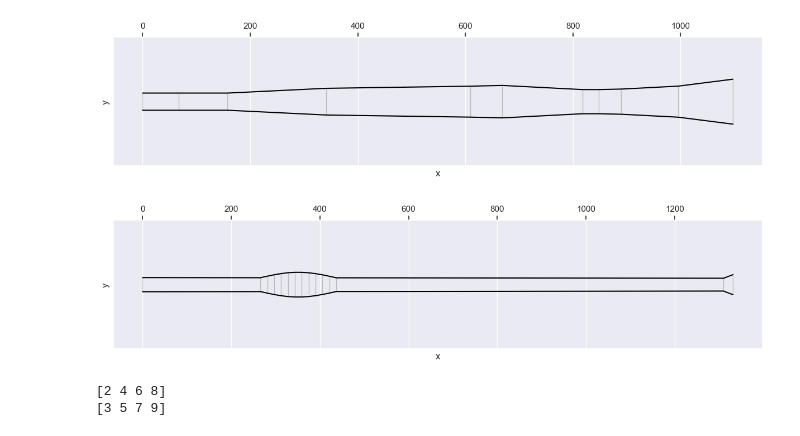
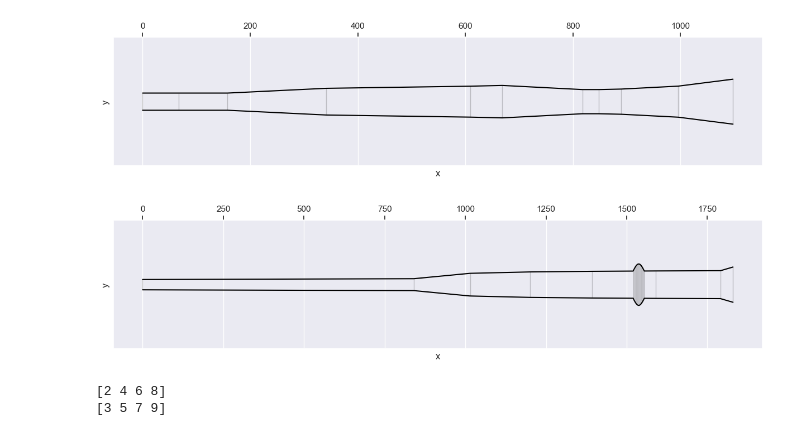
Before and after one commit to jnehring/didge-lab, a Jupyter notebook: src/experiments/nuevolution/test.ipynb, the cells around one changed output. Cells and saved outputs as stored; diff of their text form; code cells hidden in the pictures.

```diff
--- a/src/experiments/nuevolution/test.ipynb
+++ b/src/experiments/nuevolution/test.ipynb
@@ -197,34 +197,58 @@ class MbeyaGemome(GeoGenome):
         start_x=shape[-1][0]
         start_y=shape[-1][1]
         for i in range(int(n_seg)):
             x=sum(seg_x[0:i+1]) + start_x
             y=sum(seg_y[0:i+1]) + start_y
             shape.append([x,y])
 
         p=[shape[-1][0] + self.get_value("l_bell"), shape[-1][1]+self.get_value("bellsize")]
         shape.append(p)
 
         # add bubble
         for i in range(self.n_bubbles):
             if self.get_value(f"add_bubble_{i}")<self.add_bubble_prob:
                 pos=shape[-1][0]*self.get_value(f"bubble_pos_{i}")
                 width=self.get_value(f"bubble_width_{i}")
                 height=self.get_value(f"bubble_height_{i}")
                 if pos-width/2<-10:
                     pos=width/2 + 10
                 if pos+width/2+10>shape[-1][0]:
                     pos=shape[-1][0]-width/2 - 10
                 shape=self.make_bubble(shape, pos, width, height)
 
         geo=Geo(shape)
         geo=geotools.fix_zero_length_segments(geo)
         return geo
 
 x = MbeyaGemome(n_bubbles=3, add_bubble_prob=0.7)
+x.genome = np.array([
+            0.3404494101505723,
+            0.8533427449982541,
+            0.7113343736119065,
+            0.5226118803159846,
+            0.013622987200851977,
+            0.8337267191977171,
+            0.9742356049936345,
+            0.6207099175140727,
+            0.7079332560740653,
+            0.8543509840905413,
+            0.8862119936509639,
+            0.20368440755879336,
+            0.21609145069697644,
+            0.24162986583146173,
+            0.6822231181245773,
+            0.8403692529798195,
+            0.11494338625671108,
+            0.8926333602792637,
+            0.9427188532431823,
+            0.5650435501096007,
+            0.39615838497716804
+        ])
+
 geo = x.genome2geo()
 vis_didge(geo)
 # %% [output]
-[figure, old version]
+[figure, new version]
 # %%
 print(np.arange(2, 10, 2))
 print(np.arange(3, 10, 2))
```
Also changed, not shown: parts of 11 cells of this notebook, 3 other files.
